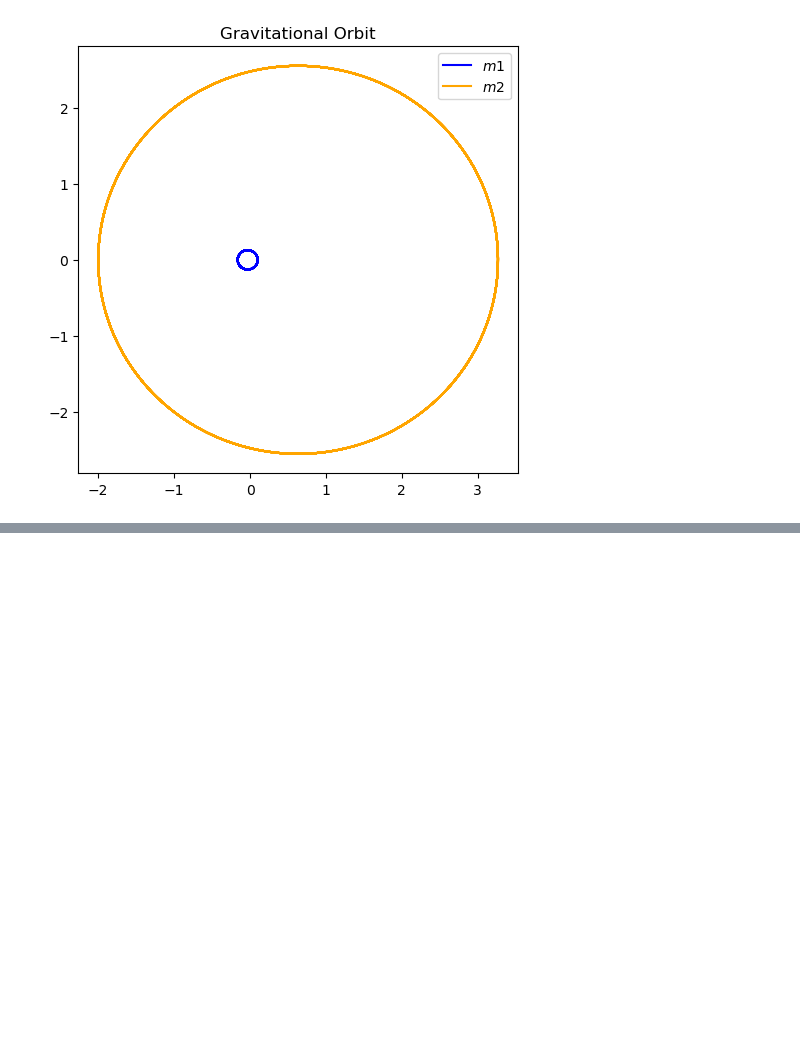
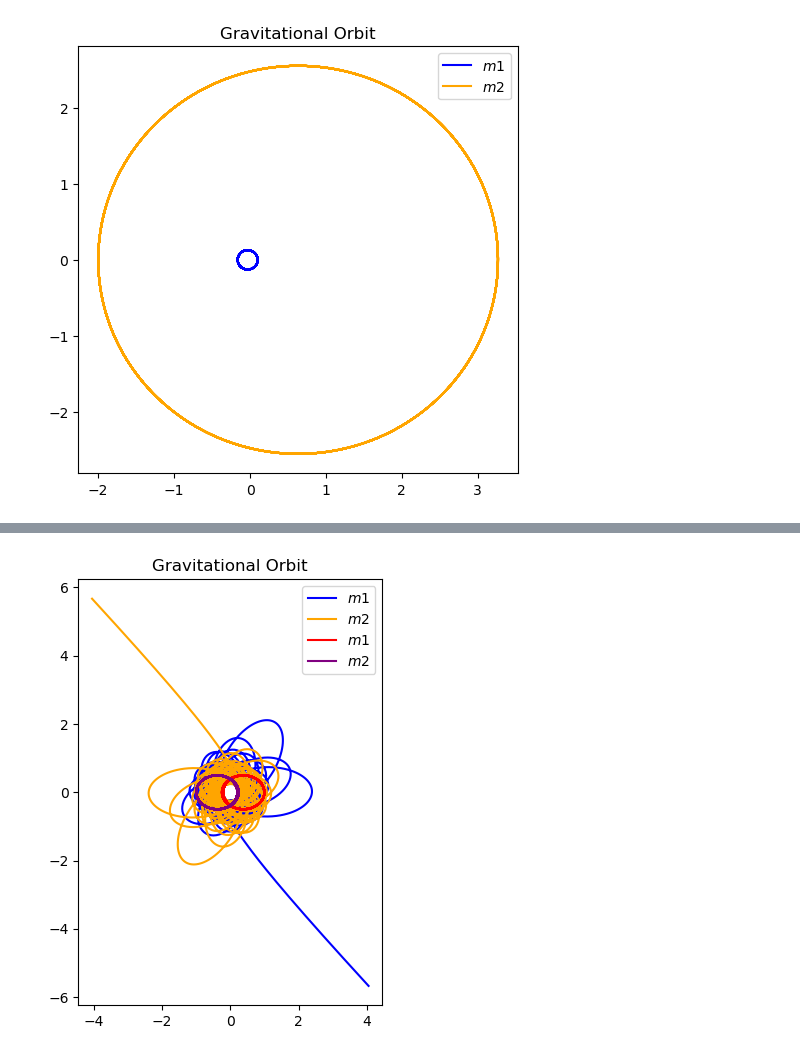
Before and after one commit to astrophys44/5300-Final, a Jupyter notebook: Physics 5300 Final Problem Set - Gravitational Orbits in Cartesian Coordinates.ipynb, the cells around one changed output, grey strips where cells are left out. Saved outputs shown, nothing was run; the diff lists cells and outputs as text; code cells hidden in the pictures; blank space fills up the shorter version.

```diff
--- a/Physics 5300 Final Problem Set - Gravitational Orbits in Cartesian Coordinates.ipynb
+++ b/Physics 5300 Final Problem Set - Gravitational Orbits in Cartesian Coordinates.ipynb
@@ -388,0 +391,40 @@ IndexError: index 5001 is out of bounds for axis 0 with size 5001
+# %%
+t_start = 0.
+t_end = 100.
+delta_t = 0.1
+
+t_pts = np.arange(t_start, t_end+delta_t, delta_t)
+
+G = 10.
+m1 = 1.
+m2 = 1.
+
+orbit1 = GravitationalOrbit(m1=m1, m2=m2, G=G)
+
+x1_0, x1dot_0 = 1., 0.
+y1_0, y1dot_0 = 0., 1.
+x2_0, x2dot_0 = -(m1/m2)*x1_0, -(m1/m2)*x1dot_0
+y2_0, y2dot_0 = -(m1/m2)*y1_0, -(m1/m2)*y1dot_0
+
+z0 = [x1_0, x1dot_0, y1_0, y1dot_0, x2_0, x2dot_0, y2_0, y2dot_0]
+x1, x1dot, y1, y1dot, x2, x2dot, y2, y2dot = orbit1.solve_ode_Leapfrog(t_pts, z0)
+x1b, x1bdot, y1b, y1bdot, x2b, x2bdot, y2b, y2bdot = orbit1.solveODE(t_pts, z0)
+# %%
+# starting the figure
+fig = plt.figure(figsize=(5,5))
+
+# first plotting the orbit
+ax = fig.add_subplot(1,1,1)
+
+start, stop = start_stop_indices(t_pts, t_start, t_end)
+ax.plot(x1, y1, color='blue', label=r'$m1$')
+ax.plot(x2, y2, color='orange', label=r'$m2$')
+ax.plot(x1b, y1b, color='red', label=r'$m1$')
+ax.plot(x2b, y2b, color='purple', label=r'$m2$')
+ax.set_title('Gravitational Orbit')
+ax.legend()
+ax.set_aspect(1)
+
+fig.tight_layout()
+# %% [output]
+[figure, added]
```
Also changed, not shown: parts of 16 cells of this notebook.
